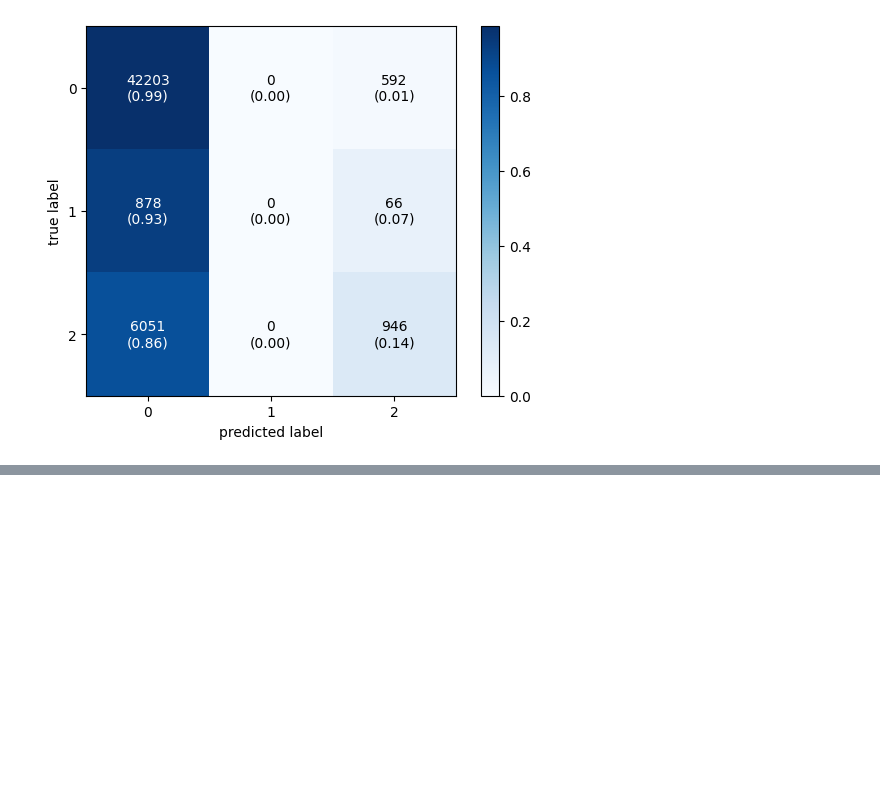
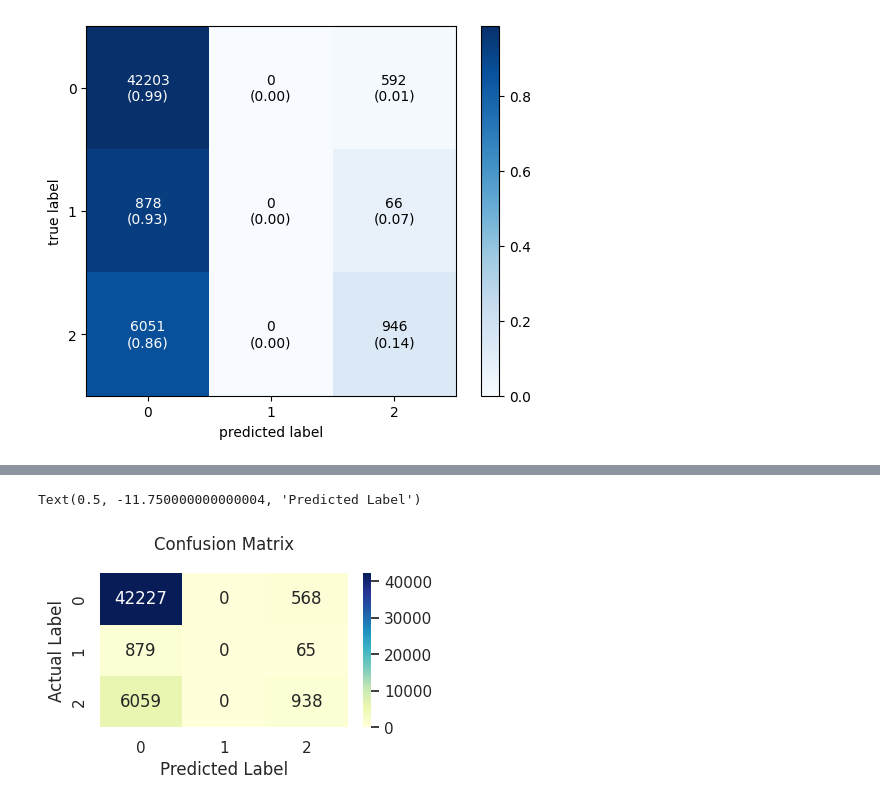
Before and after one commit to sykathowlader/group6_introToAi, a Jupyter notebook: random_forest.ipynb, the cells around one changed output, grey strips where cells are left out. Saved outputs shown, nothing was run; the diff lists cells and outputs as text; code cells hidden in the pictures; blank space fills up the shorter version.

```diff
--- a/random_forest.ipynb
+++ b/random_forest.ipynb
@@ -130,0 +250,17 @@ plt.show()
+# %%
+# Get predictions using the classifier fitted above
+y_pred = rf.predict(X_test)
+
+# Compute and store the confusion matrix
+cnf_matrix = metrics.confusion_matrix(y_test, y_pred)
+
+# Create a heatmap of the confusion matrix using seaborn
+p = sns.heatmap(pd.DataFrame(cnf_matrix), annot=True, cmap="YlGnBu", fmt='g')
+
+# Set the title and axis labels for better interpretation
+plt.title('Confusion Matrix', y=1.1)
+plt.ylabel('Actual Label')
+plt.xlabel('Predicted Label')
+# %% [output]
+Text(0.5, -11.750000000000004, 'Predicted Label')
+[figure, added]
```
Also changed, not shown: parts of 9 cells of this notebook.
